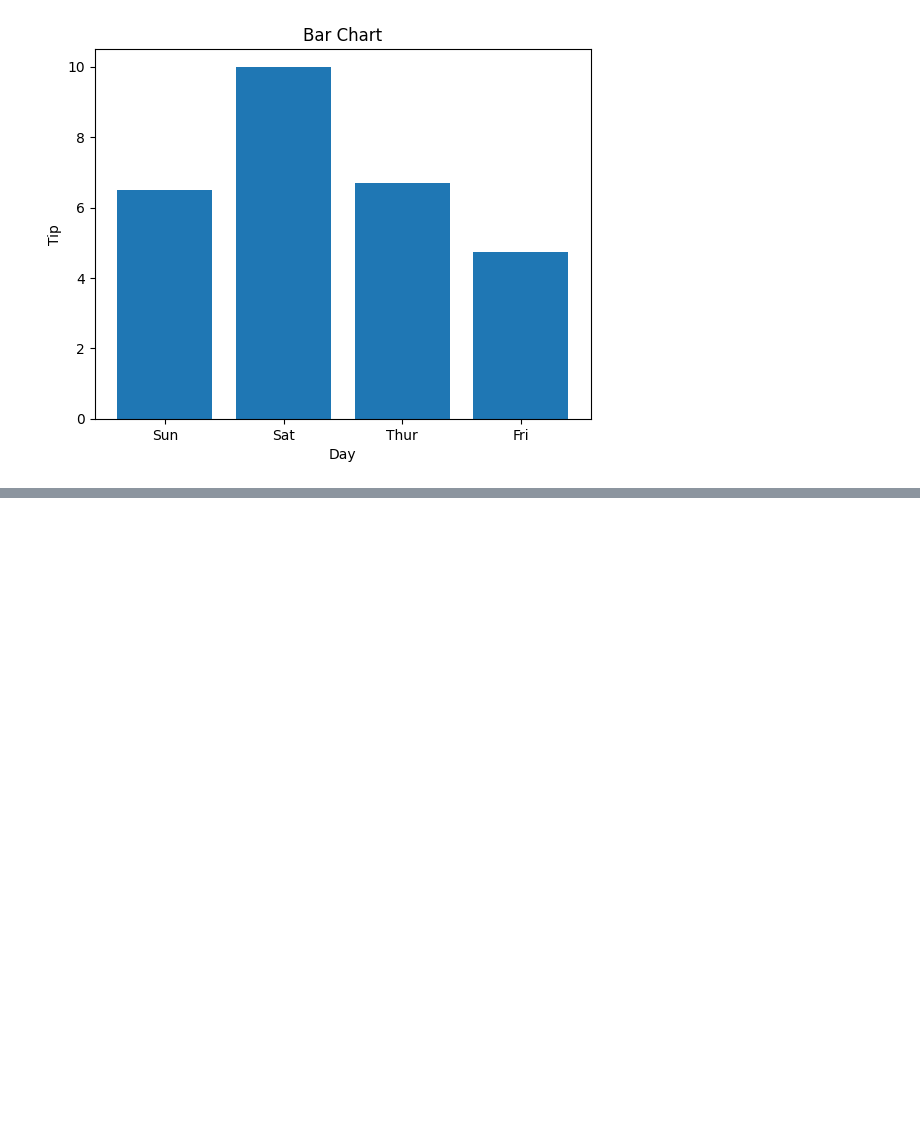
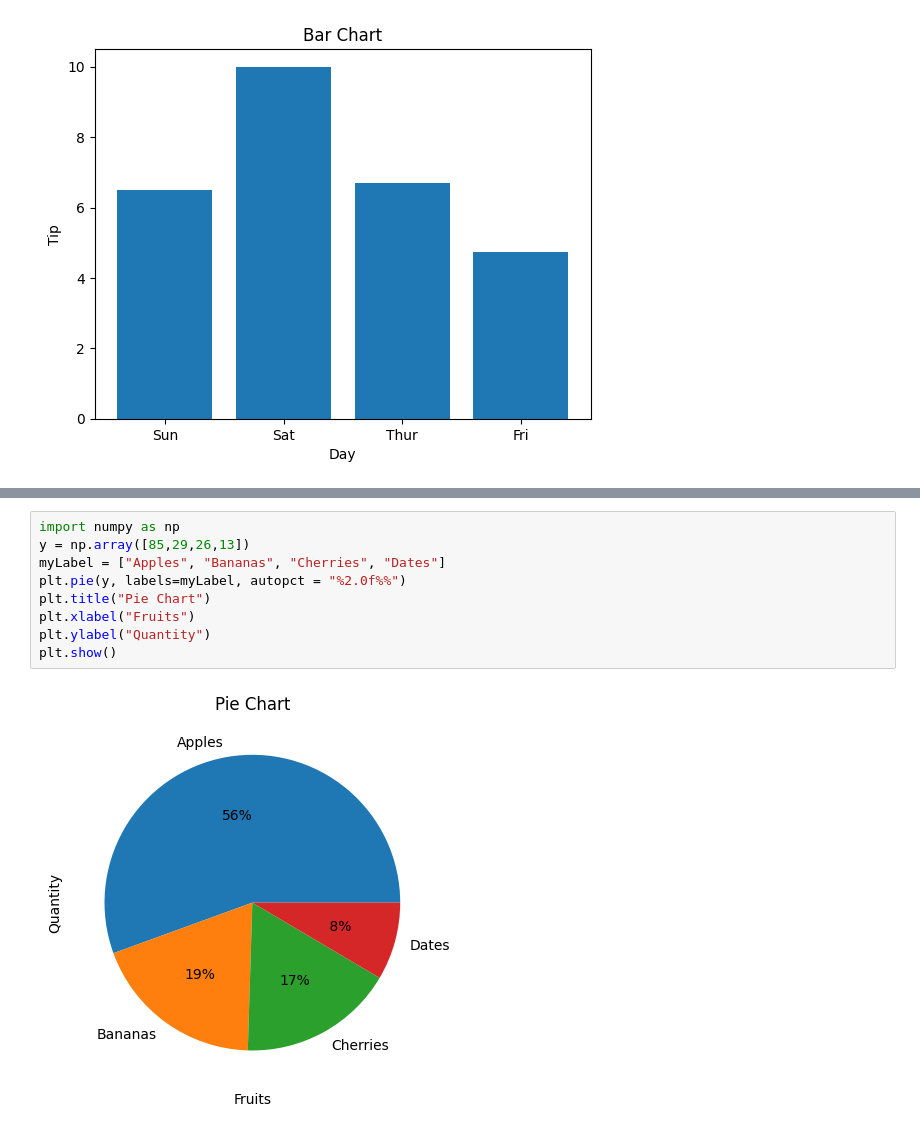
Before and after one commit to vikasgrg/Analytics, a Jupyter notebook: vgarg.ipynb, the cells around one changed output, grey strips where cells are left out. Saved outputs shown, nothing was run; the diff lists cells and outputs as text; blank space fills up the shorter version.

```diff
--- a/vgarg.ipynb
+++ b/vgarg.ipynb
@@ -30,0 +45,11 @@ plt.show()
+# %%
+import numpy as np
+y = np.array([85,29,26,13])
+myLabel = ["Apples", "Bananas", "Cherries", "Dates"]
+plt.pie(y, labels=myLabel, autopct = "%2.0f%%")
+plt.title("Pie Chart")
+plt.xlabel("Fruits")
+plt.ylabel("Quantity")
+plt.show()
+# %% [output]
+[figure, added]
```
Also changed, not shown: parts of 4 cells of this notebook.
